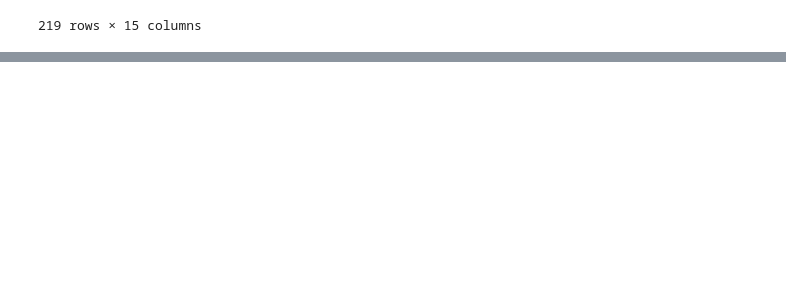
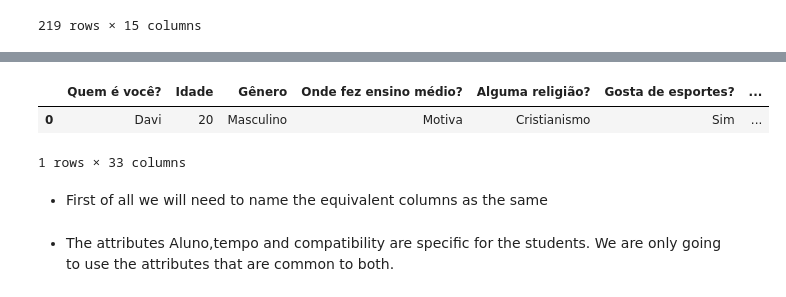
Before and after one commit to ItamarRocha/Operations-Research, a Jupyter notebook: algos/medway/Data preprocessing.ipynb, the cells around one changed output, grey strips where cells are left out. Cells and saved outputs as stored; diff of their text form; code cells hidden in the pictures; blank space fills up the shorter version.

```diff
--- a/algos/medway/Data preprocessing.ipynb
+++ b/algos/medway/Data preprocessing.ipynb
@@ -183,0 +197,8 @@ pd.DataFrame(0, columns = df.Assessor.unique(), index = df.Aluno)
+# %%
+df_assessores.head(1)
+# %% [output]
+|  | Quem é você? | Idade | Gênero | Onde fez ensino médio? | Alguma religião? | Gosta de esportes? | ... |
+| 0 | Davi | 20 | Masculino | Motiva | Cristianismo | Sim | ... |
+1 rows × 33 columns
+# %% [markdown]
+* First of all we will need to name the equivalent columns as the same
@@ -183,0 +208,2 @@ pd.DataFrame(0, columns = df.Assessor.unique(), index = df.Aluno)
+# %% [markdown]
+* The attributes Aluno,tempo and compatibility are specific for the students. We are only going to use the attributes that are common to both.
```
Also changed, not shown: parts of 18 cells of this notebook.
